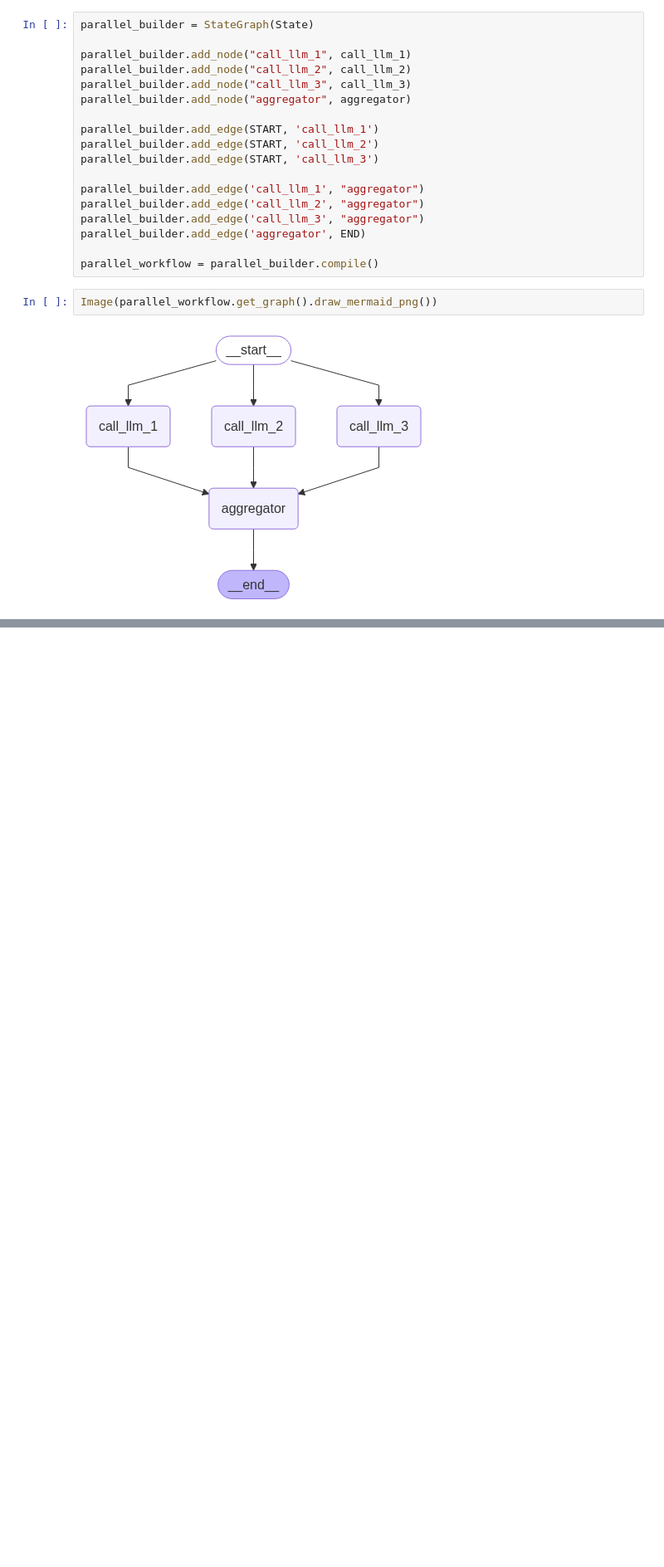
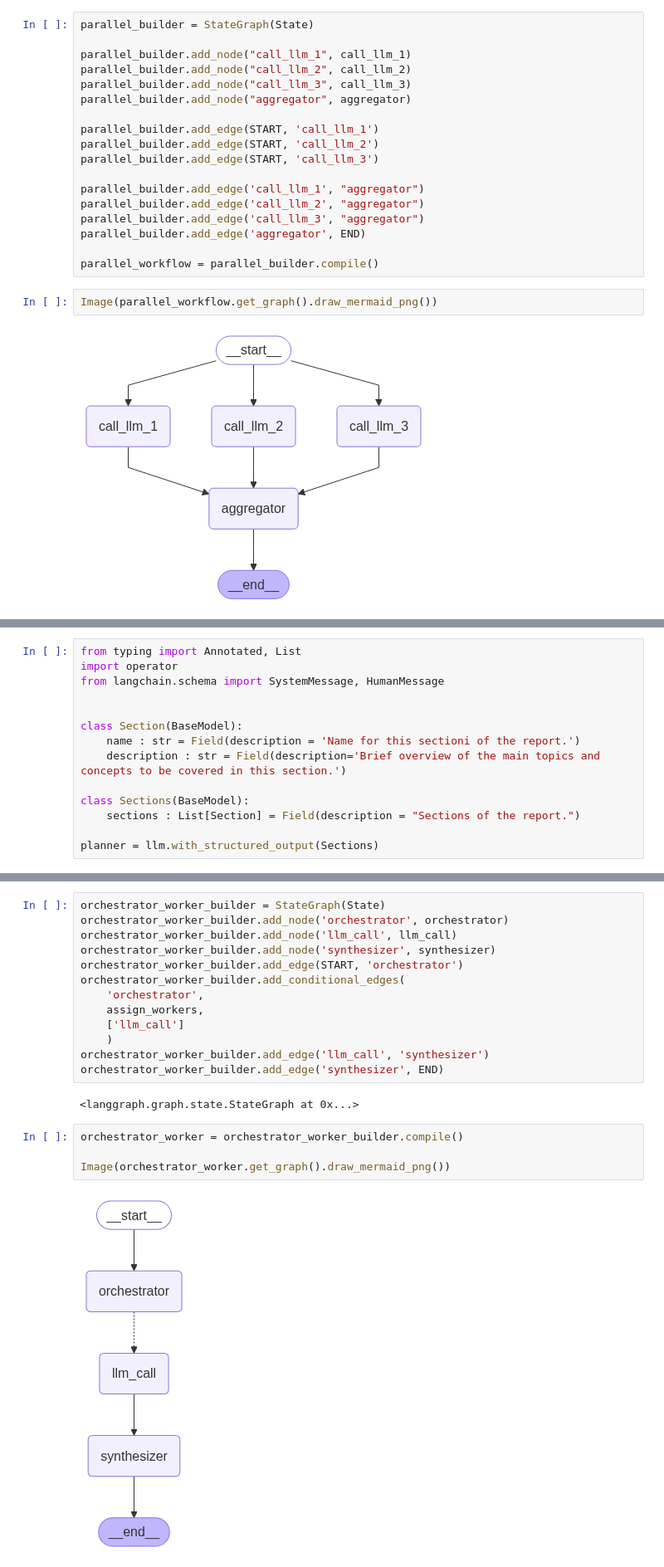
Before and after one commit to leesy3797/AI-Agent, a Jupyter notebook: langgraph-tutorial/agent development/workflow_agent.ipynb, the cells around one changed output, grey strips where cells are left out. Shown: that part at 83% size. Drawn from its saved outputs; the diff is of its cells as text; blank space fills up the shorter version.

```diff
--- a/langgraph-tutorial/agent development/workflow_agent.ipynb
+++ b/langgraph-tutorial/agent development/workflow_agent.ipynb
@@ -262,0 +269,14 @@ A magic bond, they truly keep.
+# %%
+from typing import Annotated, List
+import operator
+from langchain.schema import SystemMessage, HumanMessage
+
+
+class Section(BaseModel):
+    name : str = Field(description = 'Name for this sectioni of the report.')
+    description : str = Field(description='Brief overview of the main topics and concepts to be covered in this section.')
+
+class Sections(BaseModel):
+    sections : List[Section] = Field(description = "Sections of the report.")
+
+planner = llm.with_structured_output(Sections)
@@ -262,0 +334,21 @@ A magic bond, they truly keep.
+# %%
+orchestrator_worker_builder = StateGraph(State)
+orchestrator_worker_builder.add_node('orchestrator', orchestrator)
+orchestrator_worker_builder.add_node('llm_call', llm_call)
+orchestrator_worker_builder.add_node('synthesizer', synthesizer)
+orchestrator_worker_builder.add_edge(START, 'orchestrator')
+orchestrator_worker_builder.add_conditional_edges(
+    'orchestrator',
+    assign_workers,
+    ['llm_call']
+    )
+orchestrator_worker_builder.add_edge('llm_call', 'synthesizer')
+orchestrator_worker_builder.add_edge('synthesizer', END)
+# %% [output]
+<langgraph.graph.state.StateGraph at 0x...>
+# %%
+orchestrator_worker = orchestrator_worker_builder.compile()
+
+Image(orchestrator_worker.get_graph().draw_mermaid_png())
+# %% [output]
+[figure, added]
```
Also changed, not shown: parts of 28 cells of this notebook.
